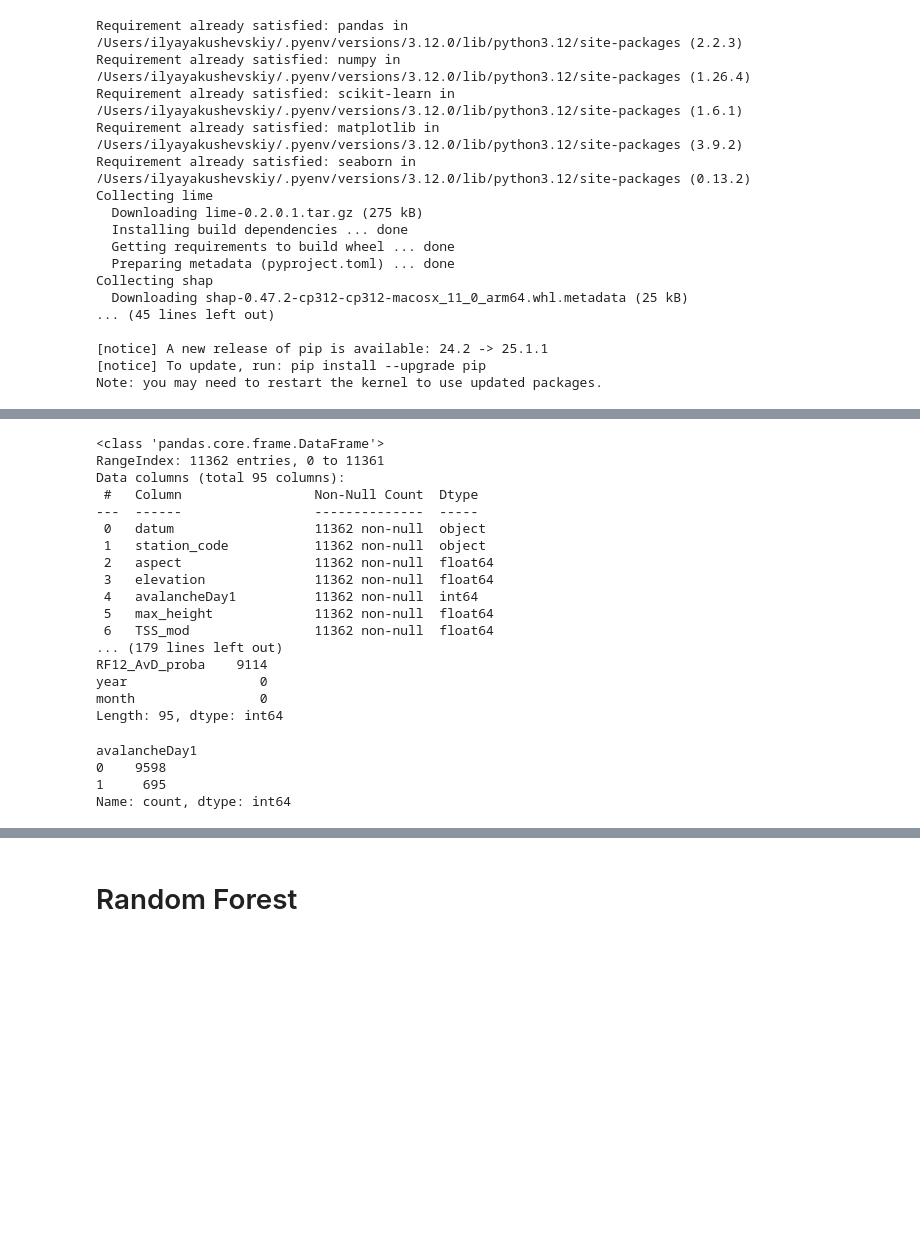
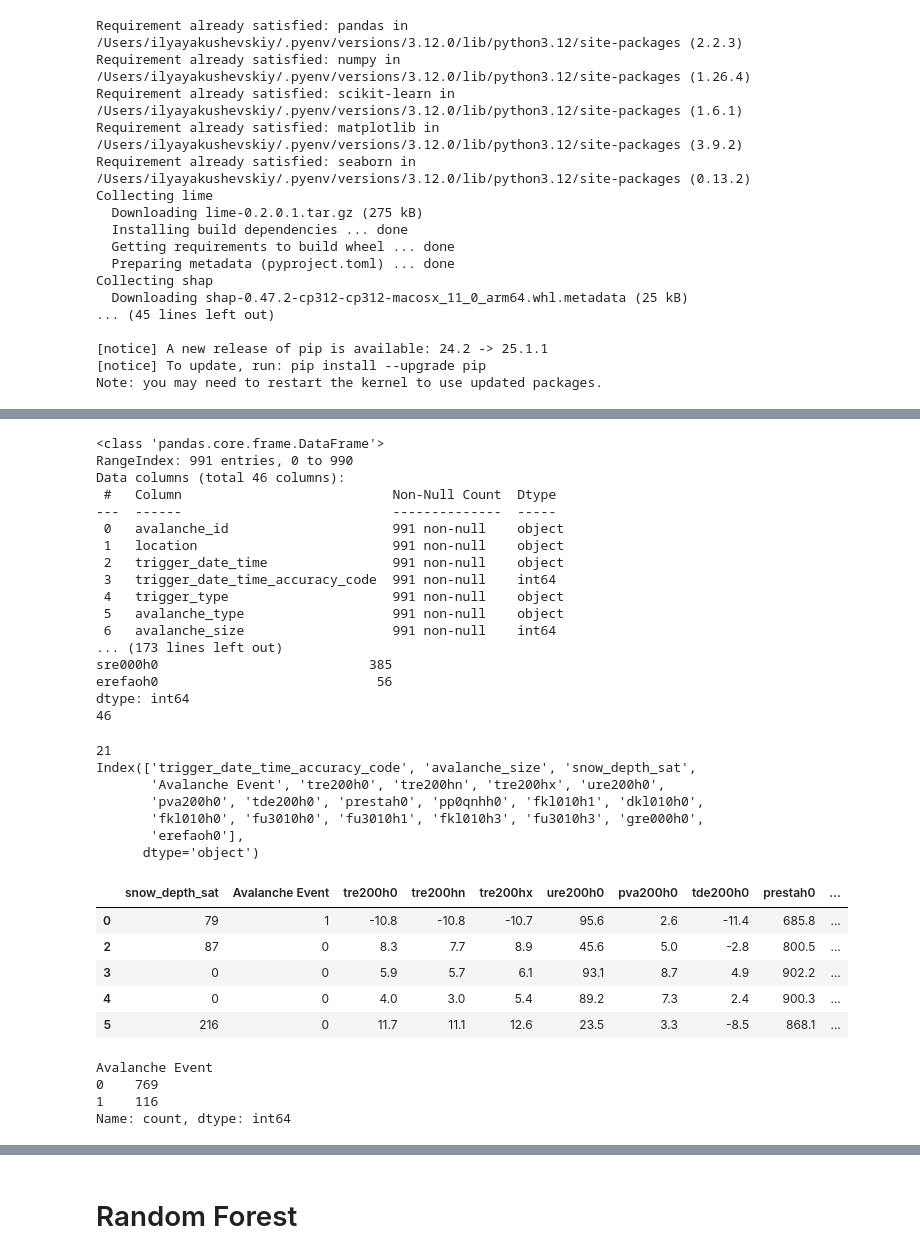
Before and after one commit to IlyaYakushevskiy/avalanche_sat, a Jupyter notebook: Exploratory Data Analysis/RF_ilya.ipynb, the cells around one changed output, grey strips where cells are left out. Cells and saved outputs as stored; diff of their text form; code cells hidden in the pictures; blank space fills up the shorter version.

```diff
--- a/Exploratory Data Analysis/RF_ilya.ipynb
+++ b/Exploratory Data Analysis/RF_ilya.ipynb
@@ -50,24 +48,25 @@ print(full.describe())  # statistics for numerical columns
 
 # Check for missing values
 print(full.isnull().sum())
+print(len(full.columns))
 # %% [output]
 <class 'pandas.core.frame.DataFrame'>
-RangeIndex: 11362 entries, 0 to 11361
-Data columns (total 95 columns):
- #   Column                 Non-Null Count  Dtype
----  ------                 --------------  -----
- 0   datum                  11362 non-null  object
- 1   station_code           11362 non-null  object
- 2   aspect                 11362 non-null  float64
- 3   elevation              11362 non-null  float64
- 4   avalancheDay1          11362 non-null  int64
- 5   max_height             11362 non-null  float64
- 6   TSS_mod                11362 non-null  float64
-... (179 lines left out)
-RF12_AvD_proba    9114
-year                 0
-month                0
-Length: 95, dtype: int64
+RangeIndex: 991 entries, 0 to 990
+Data columns (total 46 columns):
+ #   Column                           Non-Null Count  Dtype
+---  ------                           --------------  -----
+ 0   avalanche_id                     991 non-null    object
+ 1   location                         991 non-null    object
+ 2   trigger_date_time                991 non-null    object
+ 3   trigger_date_time_accuracy_code  991 non-null    int64
+ 4   trigger_type                     991 non-null    object
+ 5   avalanche_type                   991 non-null    object
+ 6   avalanche_size                   991 non-null    int64
+... (173 lines left out)
+sre000h0                           385
+erefaoh0                            56
+dtype: int64
+46
 # %%
 #Clean the dataset (no NA, no non numerical, no Year, no datum)
 
@@ -82,12 +81,32 @@ full_clean = full_clean.drop(columns=[col for col in ['year', 'datum'] if col in
 
 # Keep only numeric columns
 full_clean = full_clean.select_dtypes(include=[np.number])
+# %%
+print(len(full_clean.columns))
+print(full_clean.columns)
+full_clean.drop(columns=["lon","lat", "trigger_date_time_accuracy_code", "avalanche_size", ], inplace=True, errors='ignore')
+
+full_clean.head()
+# %% [output]
+21
+Index(['trigger_date_time_accuracy_code', 'avalanche_size', 'snow_depth_sat',
+       'Avalanche Event', 'tre200h0', 'tre200hn', 'tre200hx', 'ure200h0',
+       'pva200h0', 'tde200h0', 'prestah0', 'pp0qnhh0', 'fkl010h1', 'dkl010h0',
+       'fkl010h0', 'fu3010h0', 'fu3010h1', 'fkl010h3', 'fu3010h3', 'gre000h0',
+       'erefaoh0'],
+      dtype='object')
+|  | snow_depth_sat | Avalanche Event | tre200h0 | tre200hn | tre200hx | ure200h0 | pva200h0 | tde200h0 | prestah0 | ... |
+| 0 | 79 | 1 | -10.8 | -10.8 | -10.7 | 95.6 | 2.6 | -11.4 | 685.8 | ... |
+| 2 | 87 | 0 | 8.3 | 7.7 | 8.9 | 45.6 | 5.0 | -2.8 | 800.5 | ... |
+| 3 | 0 | 0 | 5.9 | 5.7 | 6.1 | 93.1 | 8.7 | 4.9 | 902.2 | ... |
+| 4 | 0 | 0 | 4.0 | 3.0 | 5.4 | 89.2 | 7.3 | 2.4 | 900.3 | ... |
+| 5 | 216 | 0 | 11.7 | 11.1 | 12.6 | 23.5 | 3.3 | -8.5 | 868.1 | ... |
 # %%
-print(full_clean['avalancheDay1'].value_counts())
+print(full_clean['Avalanche Event'].value_counts())
 # %% [output]
-avalancheDay1
-0    9598
-1     695
+Avalanche Event
+0    769
+1    116
 Name: count, dtype: int64
 # %%
 #RANDOM SPLIT (Could also leave out year 2022)
```
Also changed, not shown: parts of 7 cells of this notebook, 20 other files.
